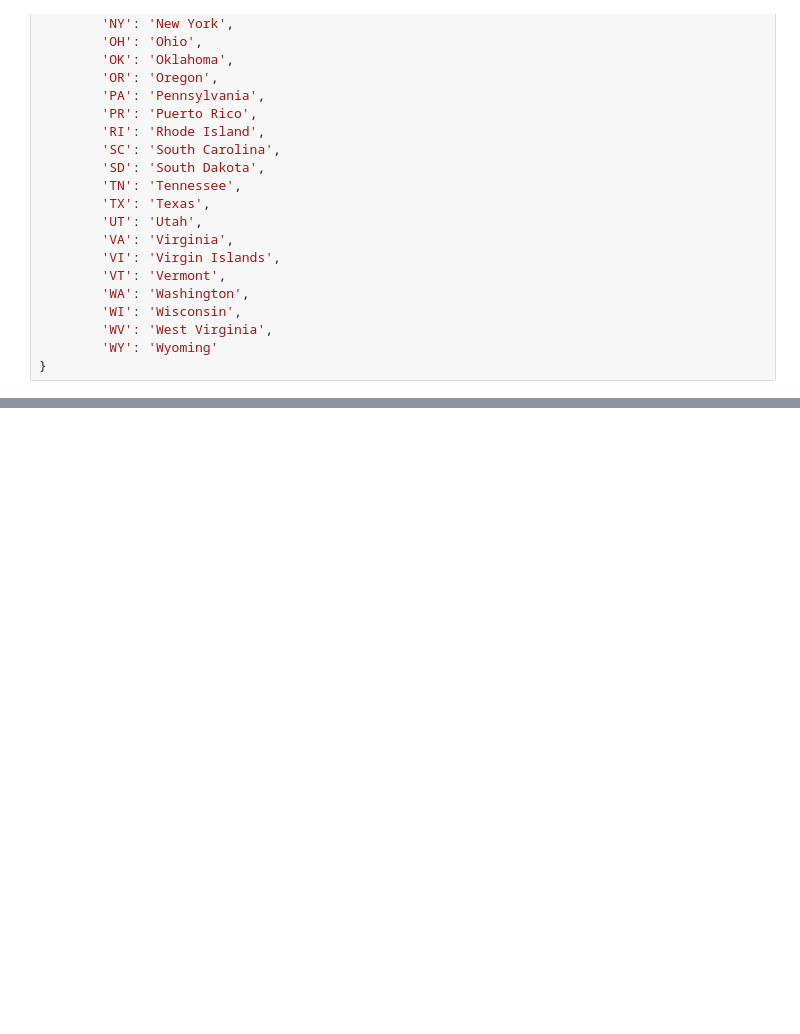
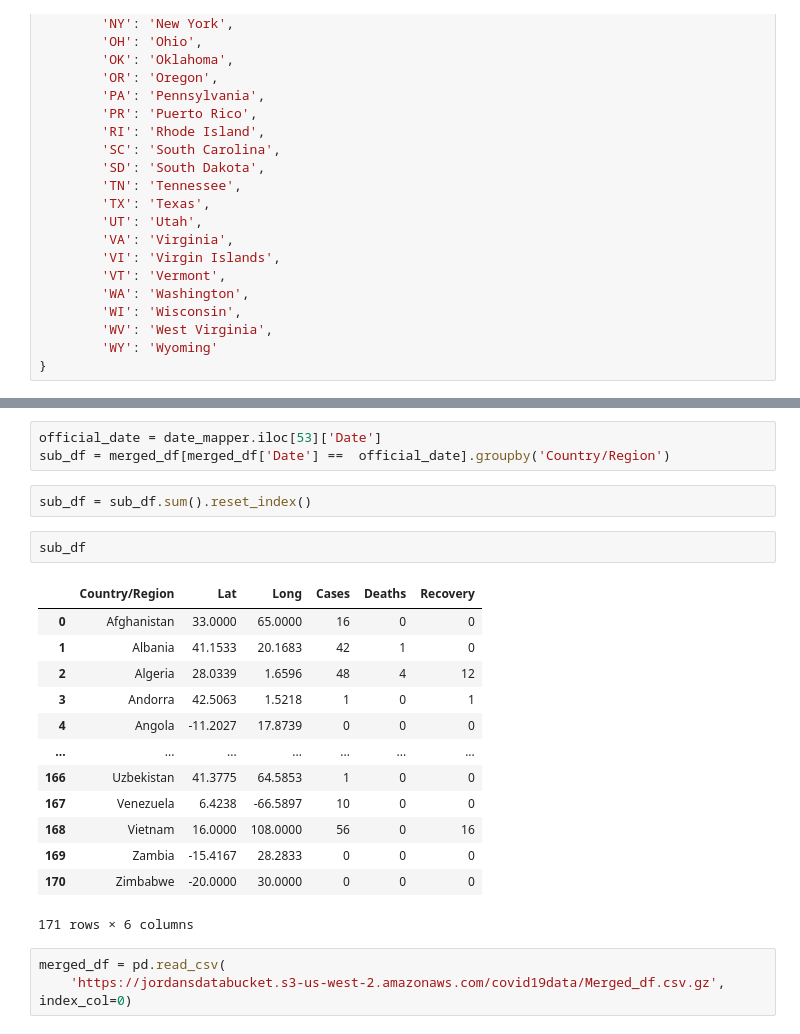
Before and after one commit to jwillis0720/covid_19, a Jupyter notebook: Sandbox.ipynb, the cells around one changed output, grey strips where cells are left out. Cells and saved outputs as stored; diff of their text form; blank space fills up the shorter version.

Commit message:
reworked entire data structure

```diff
--- a/Sandbox.ipynb
+++ b/Sandbox.ipynb
@@ -441,0 +159,24 @@ fig.show()
+# %%
+official_date = date_mapper.iloc[53]['Date']
+sub_df = merged_df[merged_df['Date'] ==  official_date].groupby('Country/Region')
+# %%
+sub_df = sub_df.sum().reset_index()
+# %%
+sub_df
+# %% [output]
+|  | Country/Region | Lat | Long | Cases | Deaths | Recovery |
+| 0 | Afghanistan | 33.0000 | 65.0000 | 16 | 0 | 0 |
+| 1 | Albania | 41.1533 | 20.1683 | 42 | 1 | 0 |
+| 2 | Algeria | 28.0339 | 1.6596 | 48 | 4 | 12 |
+| 3 | Andorra | 42.5063 | 1.5218 | 1 | 0 | 1 |
+| 4 | Angola | -11.2027 | 17.8739 | 0 | 0 | 0 |
+| ... | ... | ... | ... | ... | ... | ... |
+| 166 | Uzbekistan | 41.3775 | 64.5853 | 1 | 0 | 0 |
+| 167 | Venezuela | 6.4238 | -66.5897 | 10 | 0 | 0 |
+| 168 | Vietnam | 16.0000 | 108.0000 | 56 | 0 | 16 |
+| 169 | Zambia | -15.4167 | 28.2833 | 0 | 0 | 0 |
+| 170 | Zimbabwe | -20.0000 | 30.0000 | 0 | 0 | 0 |
+171 rows × 6 columns
+# %%
+merged_df = pd.read_csv(
+    'https://jordansdatabucket.s3-us-west-2.amazonaws.com/covid19data/Merged_df.csv.gz', index_col=0)
```
Also changed, not shown: parts of 11 cells of this notebook, 1 other file.
